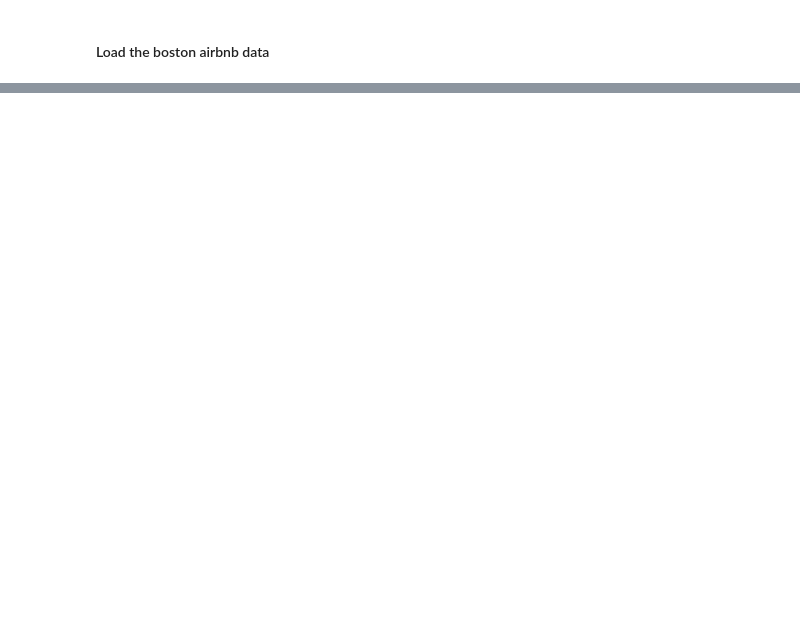
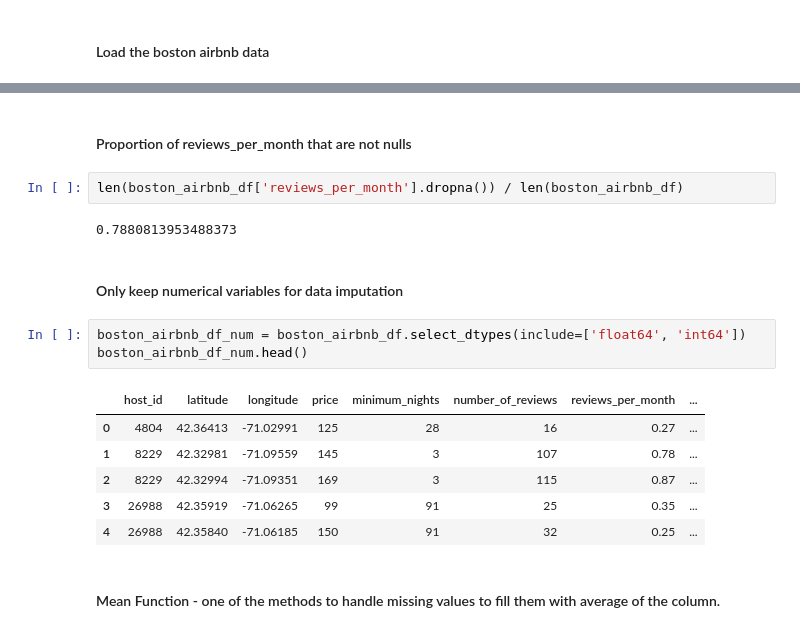
Before and after one commit to ochoa-jessica/Boston_Airbnb, a Jupyter notebook: Boston_Airbnb_Analysis.ipynb, the cells around one changed output, grey strips where cells are left out. Saved outputs shown, nothing was run; the diff lists cells and outputs as text; blank space fills up the shorter version.

```diff
--- a/Boston_Airbnb_Analysis.ipynb
+++ b/Boston_Airbnb_Analysis.ipynb
@@ -55,0 +108,20 @@ boston_airbnb_df.head()
+# %% [markdown]
+#### Proportion of reviews_per_month that are not nulls
+# %%
+len(boston_airbnb_df['reviews_per_month'].dropna()) / len(boston_airbnb_df)
+# %% [output]
+0.7880813953488373
+# %% [markdown]
+#### Only keep numerical variables for data imputation
+# %%
+boston_airbnb_df_num = boston_airbnb_df.select_dtypes(include=['float64', 'int64'])
+boston_airbnb_df_num.head()
+# %% [output]
+|  | host_id | latitude | longitude | price | minimum_nights | number_of_reviews | reviews_per_month | ... |
+| 0 | 4804 | 42.36413 | -71.02991 | 125 | 28 | 16 | 0.27 | ... |
+| 1 | 8229 | 42.32981 | -71.09559 | 145 | 3 | 107 | 0.78 | ... |
+| 2 | 8229 | 42.32994 | -71.09351 | 169 | 3 | 115 | 0.87 | ... |
+| 3 | 26988 | 42.35919 | -71.06265 | 99 | 91 | 25 | 0.35 | ... |
+| 4 | 26988 | 42.35840 | -71.06185 | 150 | 91 | 32 | 0.25 | ... |
+# %% [markdown]
+#### Mean Function - one of the methods to handle missing values to fill them with average of the column.
```
Also changed, not shown: parts of 7 cells of this notebook.
